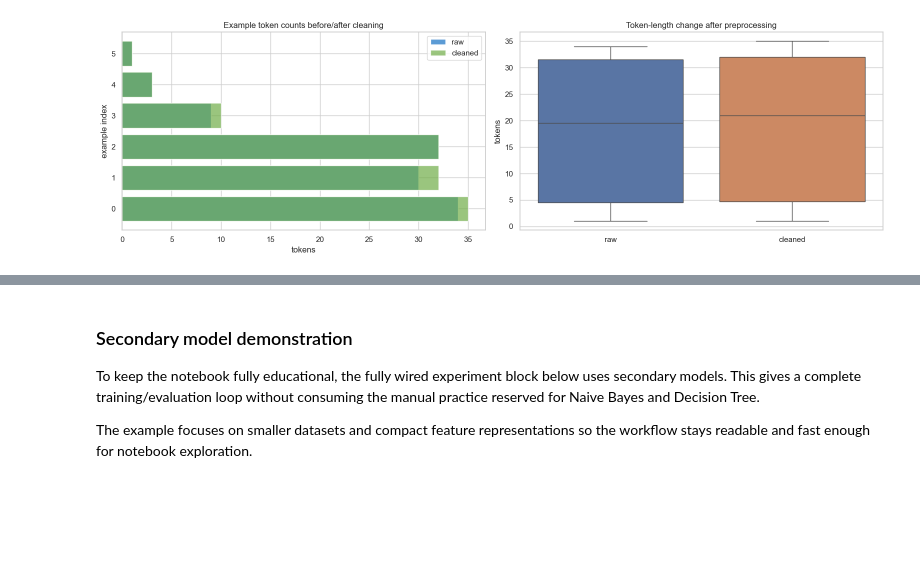
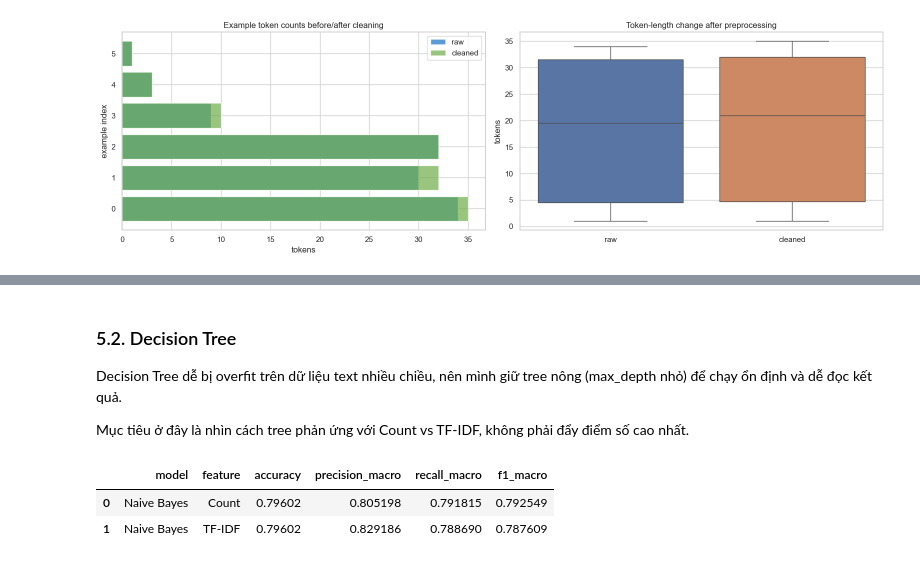
Before and after one commit to Dyu20705/Classical-NLP-From-Scratch-Research-Framework, a Jupyter notebook: notebook/exploration.ipynb, the cells around one changed output, grey strips where cells are left out. Saved outputs shown, nothing was run; the diff lists cells and outputs as text; code cells hidden in the pictures; blank space fills up the shorter version.

```diff
--- a/notebook/exploration.ipynb
+++ b/notebook/exploration.ipynb
@@ -457,52 +381,40 @@ display(pd.Series(manual_practice_setup, name='manual_workflow_template'))
 # %% [markdown]
-### Secondary model demonstration
+### 5.2. Decision Tree
 
-To keep the notebook fully educational, the fully wired experiment block below uses secondary models. This gives a complete training/evaluation loop without consuming the manual practice reserved for Naive Bayes and Decision Tree.
+Decision Tree dễ bị overfit trên dữ liệu text nhiều chiều, nên mình giữ tree nông (max_depth nhỏ) để chạy ổn định và dễ đọc kết quả.
 
-The example focuses on smaller datasets and compact feature representations so the workflow stays readable and fast enough for notebook exploration.
+Mục tiêu ở đây là nhìn cách tree phản ứng với Count vs TF-IDF, không phải đẩy điểm số cao nhất.
 # %%
-secondary_bundle = imdb_bundle['data'].copy().dropna(subset=['text', 'label'])
-secondary_bundle['text'] = secondary_bundle['text'].astype(str)
-secondary_bundle['processed_text'] = secondary_bundle['text'].map(lambda text: ' '.join(processor.process(text)))
+nb_results = []
 
-# Keep the workflow small enough for notebook experimentation.
-secondary_sample = secondary_bundle.sample(min(1200, len(secondary_bundle)), random_state=42)
-secondary_labels = pd.factorize(secondary_sample['label'])[0]
-secondary_texts = secondary_sample['processed_text'].tolist()
-
-sec_train_text, sec_test_text, sec_train_y, sec_test_y = train_test_split(
-    np.array(secondary_texts),
-    np.array(secondary_labels),
-    test_size=0.2,
-    random_state=42,
-    stratify=True,
+nb_results.append(
+    evaluate_model(
+        model_name='Naive Bayes',
+        model=NaiveBayes(alpha=1.0),
+        X_train=feature_bundle['X_train_counts'],
+        X_test=feature_bundle['X_test_counts'],
+        y_train=feature_bundle['train_y'],
+        y_test=feature_bundle['test_y'],
+        feature_name='Count',
+    )
 )
 
-sec_vectorizer = CountVectorizer(lowercase=True, ngram_range=(1, 2), max_features=3000)
-sec_train_counts = sec_vectorizer.fit_transform(sec_train_text)
-sec_test_counts = sec_vectorizer.transform(sec_test_text)
+nb_results.append(
+    evaluate_model(
+        model_name='Naive Bayes',
+        model=NaiveBayes(alpha=1.0),
+        X_train=feature_bundle['X_train_tfidf'],
+        X_test=feature_bundle['X_test_tfidf'],
+        y_train=feature_bundle['train_y'],
+        y_test=feature_bundle['test_y'],
+        feature_name='TF-IDF',
+    )
+)
 
-sec_tfidf = TfidfTransformer()
-sec_train = sec_tfidf.fit_transform(sec_train_counts)
-sec_test = sec_tfidf.transform(sec_test_counts)
-
-secondary_models = {
-    'KNN': KNN(k=5),
-    'Logistic Regression': LogisticRegression(learning_rate=0.1, n_iters=300, threshold=0.5, verbose=False),
-    'SVM': SVM(learning_rate=0.001, lambda_param=0.01, n_iters=300),
-}
-
-secondary_results = []
-secondary_predictions = {}
-for model_name, model in secondary_models.items():
-    model.fit(sec_train, sec_train_y)
-    pred = model.predict(sec_test)
-    secondary_predictions[model_name] = pred
-    secondary_results.append({
-        'model': model_name,
-        'accuracy': accuracy(sec_test_y, pred),
-    })
-
-secondary_results_df = pd.DataFrame(secondary_results).sort_values('accuracy', ascending=False)
-secondary_results_df
+nb_results_df = pd.DataFrame([{k: v for k, v in row.items() if k != 'cm'} for row in nb_results]).sort_values('f1_macro', ascending=False)
+nb_results_df
+# %% [output]
+|  | model | feature | accuracy | precision_macro | recall_macro | f1_macro |
+| 0 | Naive Bayes | Count | 0.79602 | 0.805198 | 0.791815 | 0.792549 |
+| 1 | Naive Bayes | TF-IDF | 0.79602 | 0.829186 | 0.788690 | 0.787609 |
 # %%
```
Also changed, not shown: parts of 14 cells of this notebook, 2 other files.
